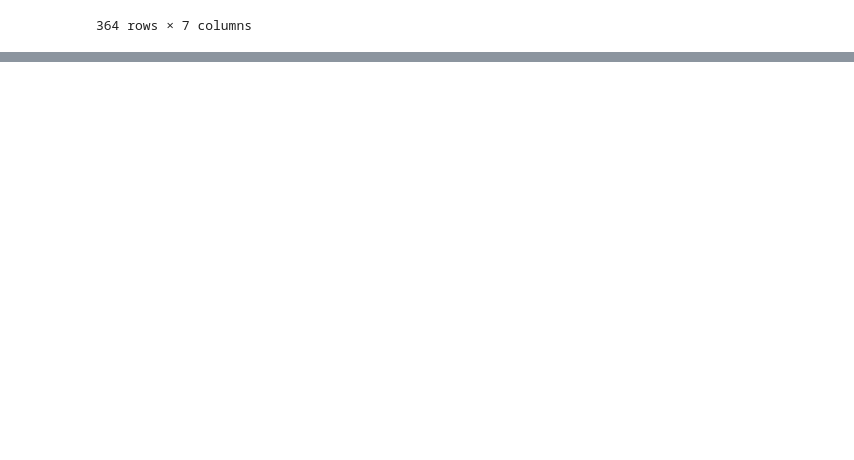
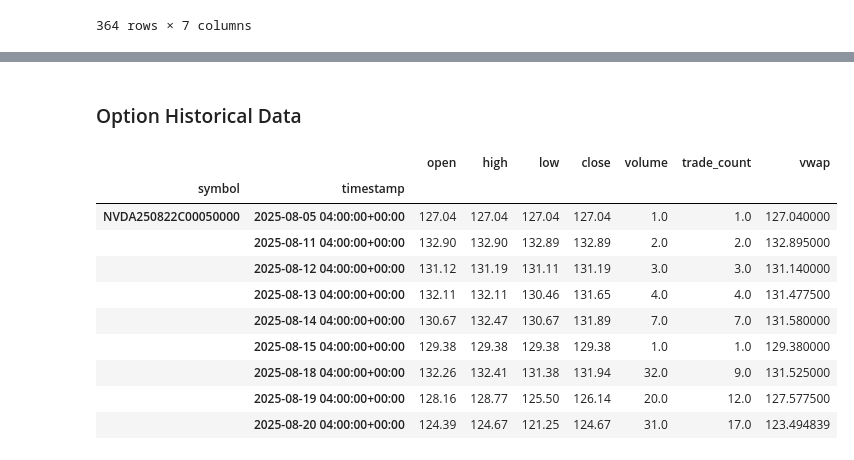
Before and after one commit to apostleoffinance/fessopro, a Jupyter notebook: 16_broker_api/history1.ipynb, the cells around one changed output, grey strips where cells are left out. Saved outputs shown, nothing was run; the diff lists cells and outputs as text; code cells hidden in the pictures; blank space fills up the shorter version.

```diff
--- a/16_broker_api/history1.ipynb
+++ b/16_broker_api/history1.ipynb
@@ -34,0 +107,44 @@ history_df2
+# %% [markdown]
+### Option Historical Data
+# %%
+from alpaca.data.historical.option import OptionHistoricalDataClient
+from alpaca.data.requests import OptionBarsRequest
+from alpaca.data.timeframe import TimeFrame, TimeFrameUnit
+#from alpaca.trading.client import TradingClient
+import pendulum as dt
+from dotenv import load_dotenv
+import os
+
+# Load environment variables from .env file
+load_dotenv()
+
+# Fetch keys from environment
+api_key = os.getenv("API_KEY")
+secret_key = os.getenv("SECRET_KEY")
+
+# Connect to Alpaca (set paper=True for paper trading, paper=False for live crypto trading)
+#trading_client = TradingClient(api_key, secret_key, paper=True)
+
+ohdc = OptionHistoricalDataClient(api_key, secret_key)
+req = OptionBarsRequest(
+    symbol_or_symbols='NVDA250822C00050000',
+    timeframe=TimeFrame(amount=1, unit=TimeFrameUnit.Day),
+    start=dt.datetime(2025, 8, 1, 1 , 1 ,1, tz=timez_zone),
+    end=dt.datetime(2025, 8, 20, 1 , 1 ,1, tz=timez_zone)
+)
+
+opdata = ohdc.get_option_bars(req).df
+
+opdata
+# %% [output]
+|  |  | open | high | low | close | volume | trade_count | vwap |
+| symbol | timestamp |  |  |  |  |  |  |  |
+| NVDA250822C00050000 | 2025-08-05 04:00:00+00:00 | 127.04 | 127.04 | 127.04 | 127.04 | 1.0 | 1.0 | 127.040000 |
+|  | 2025-08-11 04:00:00+00:00 | 132.90 | 132.90 | 132.89 | 132.89 | 2.0 | 2.0 | 132.895000 |
+|  | 2025-08-12 04:00:00+00:00 | 131.12 | 131.19 | 131.11 | 131.19 | 3.0 | 3.0 | 131.140000 |
+|  | 2025-08-13 04:00:00+00:00 | 132.11 | 132.11 | 130.46 | 131.65 | 4.0 | 4.0 | 131.477500 |
+|  | 2025-08-14 04:00:00+00:00 | 130.67 | 132.47 | 130.67 | 131.89 | 7.0 | 7.0 | 131.580000 |
+|  | 2025-08-15 04:00:00+00:00 | 129.38 | 129.38 | 129.38 | 129.38 | 1.0 | 1.0 | 129.380000 |
+|  | 2025-08-18 04:00:00+00:00 | 132.26 | 132.41 | 131.38 | 131.94 | 32.0 | 9.0 | 131.525000 |
+|  | 2025-08-19 04:00:00+00:00 | 128.16 | 128.77 | 125.50 | 126.14 | 20.0 | 12.0 | 127.577500 |
+|  | 2025-08-20 04:00:00+00:00 | 124.39 | 124.67 | 121.25 | 124.67 | 31.0 | 17.0 | 123.494839 |
```
Also changed, not shown: parts of 4 cells of this notebook, 2 other files.
